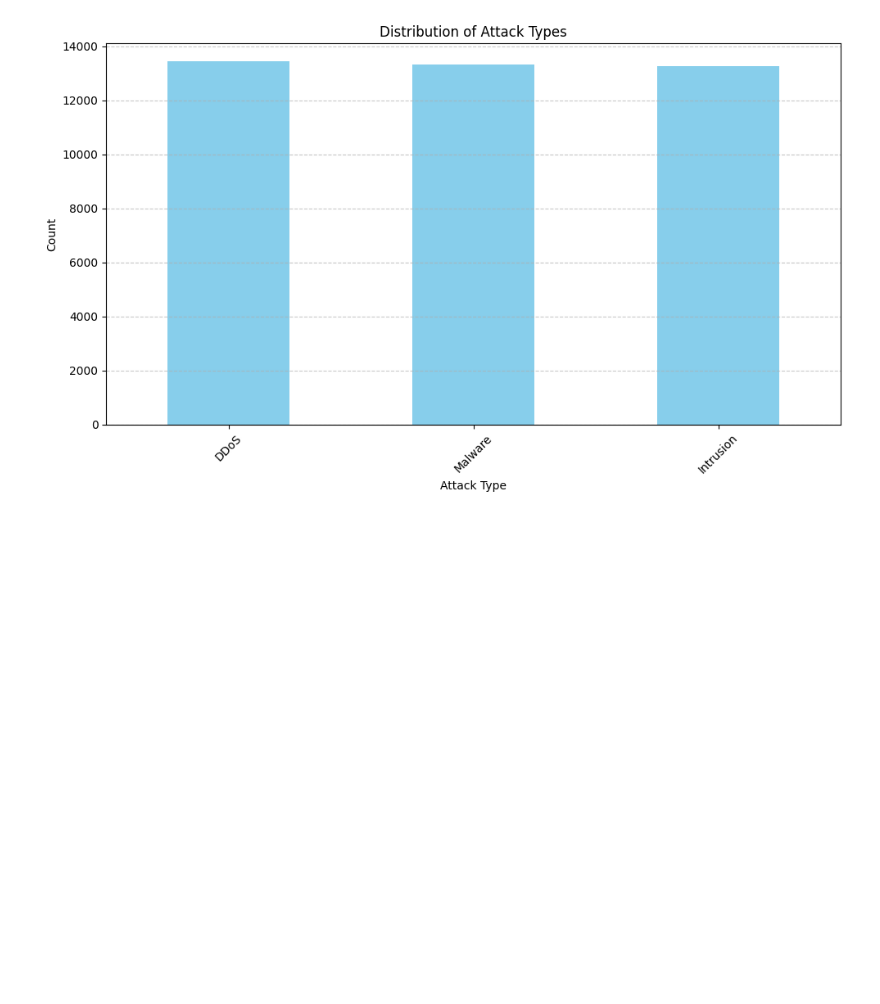
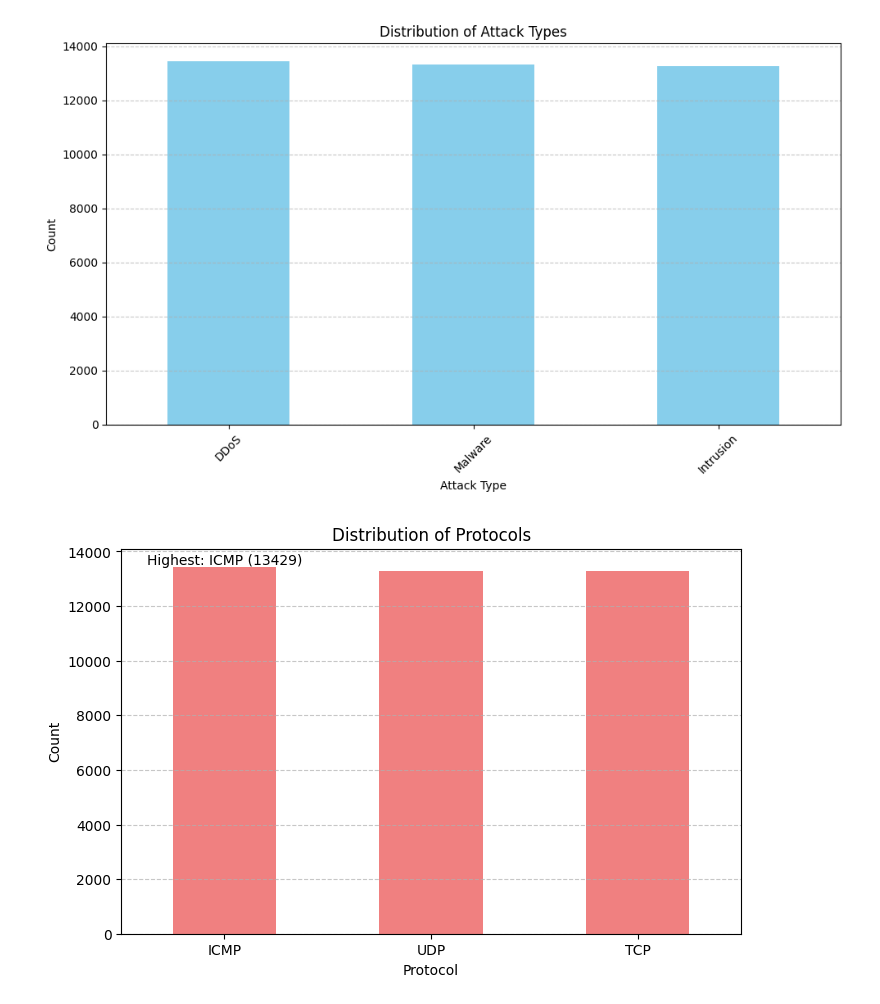
Before and after one commit to yahaira-torres/Programming-Project, a Jupyter notebook: Analysis.ipynb, the cells around one changed output. Drawn from its saved outputs; the diff is of its cells as text; code cells hidden in the pictures; blank space fills up the shorter version.

```diff
--- a/Analysis.ipynb
+++ b/Analysis.ipynb
@@ -118,3 +118,22 @@ Malware      13307
 Intrusion    13265
 Name: count, dtype: int64
 [figure]
+# %%
+import matplotlib.pyplot as plt
+
+# Count the occurrences of each protocol
+protocol_counts = df['Protocol'].value_counts()
+
+# Plot the distribution of protocols
+plt.figure(figsize=(8, 5))
+protocol_counts.plot(kind='bar', color='lightcoral')
+plt.title('Distribution of Protocols')
+plt.xlabel('Protocol')
+plt.ylabel('Count')
+plt.xticks(rotation=0)
+plt.grid(axis='y', linestyle='--', alpha=0.7)
+plt.text(0, protocol_counts.max(), f"Highest: {protocol_counts.idxmax()} ({protocol_counts.max()})",
+         ha='center', va='bottom', fontsize=10, color='black')
+plt.show()
+# %% [output]
+[figure, added]
```
